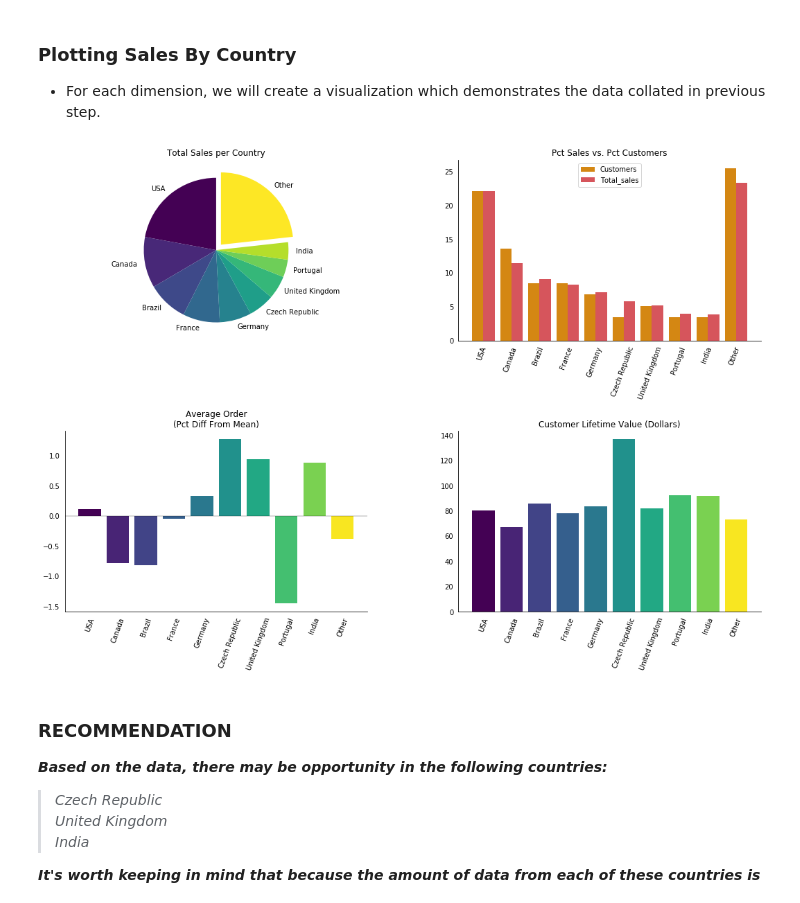
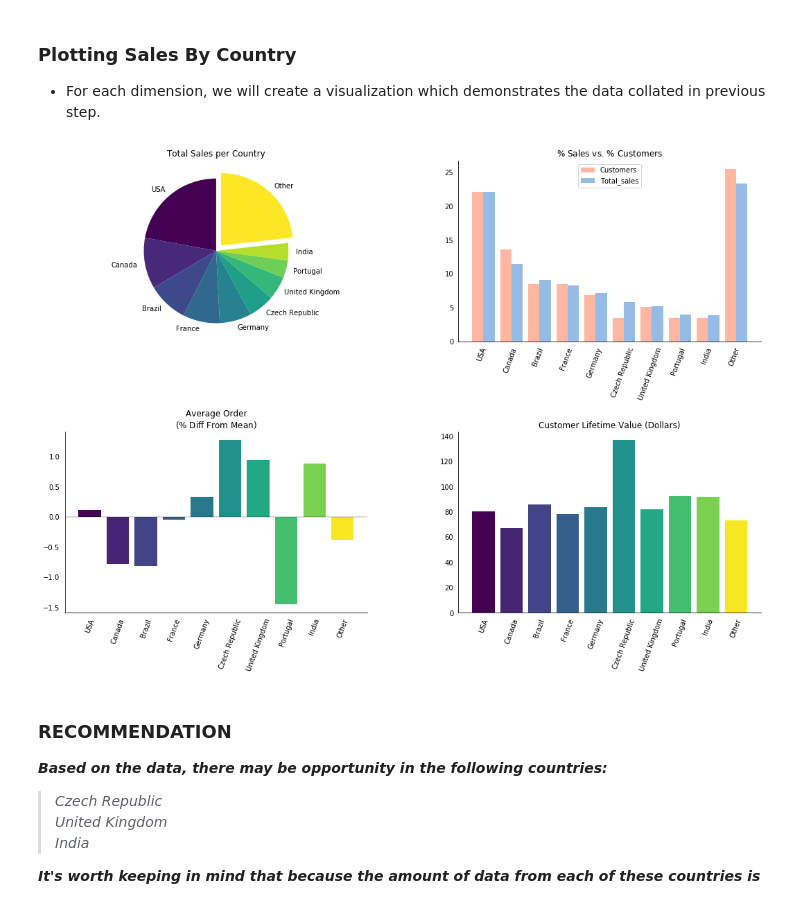
Before and after one commit to nveenverma/Projects, a Jupyter notebook: Answering Business Questions/main.ipynb, the cells around one changed output. Saved outputs shown, nothing was run; the diff lists cells and outputs as text; code cells hidden in the pictures.

```diff
--- a/Answering Business Questions/main.ipynb
+++ b/Answering Business Questions/main.ipynb
@@ -341,17 +341,17 @@ ax2.bar(
     [x - 0.15 for x in positions],
     cust_vs_sales['Customers'],
     0.4,
-    color = (212/255, 135/255, 19/255)
+    color = "#FFB7A2"
 
 )
 ax2.bar(
     [0.25 + x for x in positions],
     cust_vs_sales['Total_sales'],
     0.4,
-    color = (214/255, 85/255, 92/255)
+    color = '#96BBE6'
 )
 
-ax2.set_title('Pct Sales vs. Pct Customers')
+ax2.set_title('$\%$ Sales vs. $\%$ Customers')
 ax2.legend(list(cust_vs_sales.columns), loc='upper center')
 
 ###########################################################
@@ -362,35 +362,37 @@ diff_from_avg = country_sales['Average_order'] - avg_cust_order
 
 ax3.bar(
     positions,
     diff_from_avg,
     color = rgba
 )
 ax3.axhline(0, c=(0/255, 0/255, 0/255), alpha=0.2)
-ax3.set_title('Average Order\n(Pct Diff From Mean)')
+ax3.set_title('Average Order\n($\%$ Diff From Mean)')
 
 # ##########################################################
 # Bottom Right(Customer Lifetime Value (Dollars)) (Bar Plot)
 ax4 = fig.add_subplot(2, 2, 4)
 ax4.bar(
     positions,
     country_sales['Average_customer_life'],
     color = rgba
 )
 ax4.set_title('Customer Lifetime Value (Dollars)')
 
 ##########################################################
 # Improving Plot Aesthetics
 axes_objects = [ax2, ax3, ax4]
 for i in axes_objects:
     i.tick_params(top=False, right=False, left=False, bottom=False)
     i.set_xticks(arange(cust_vs_sales.shape[0]))
     i.set_xticklabels(country_sales.index, rotation = 70)
     for k, v in i.spines.items():
         if (k == 'right' or k == 'top'):
             v.set_visible(False)
+
+plt.savefig('Comparison.png')
 plt.show()
 # %% [output]
-[figure, old version]
+[figure, new version]
 # %% [markdown]
 ### RECOMMENDATION
 
```
Also changed, not shown: 46 other files.
